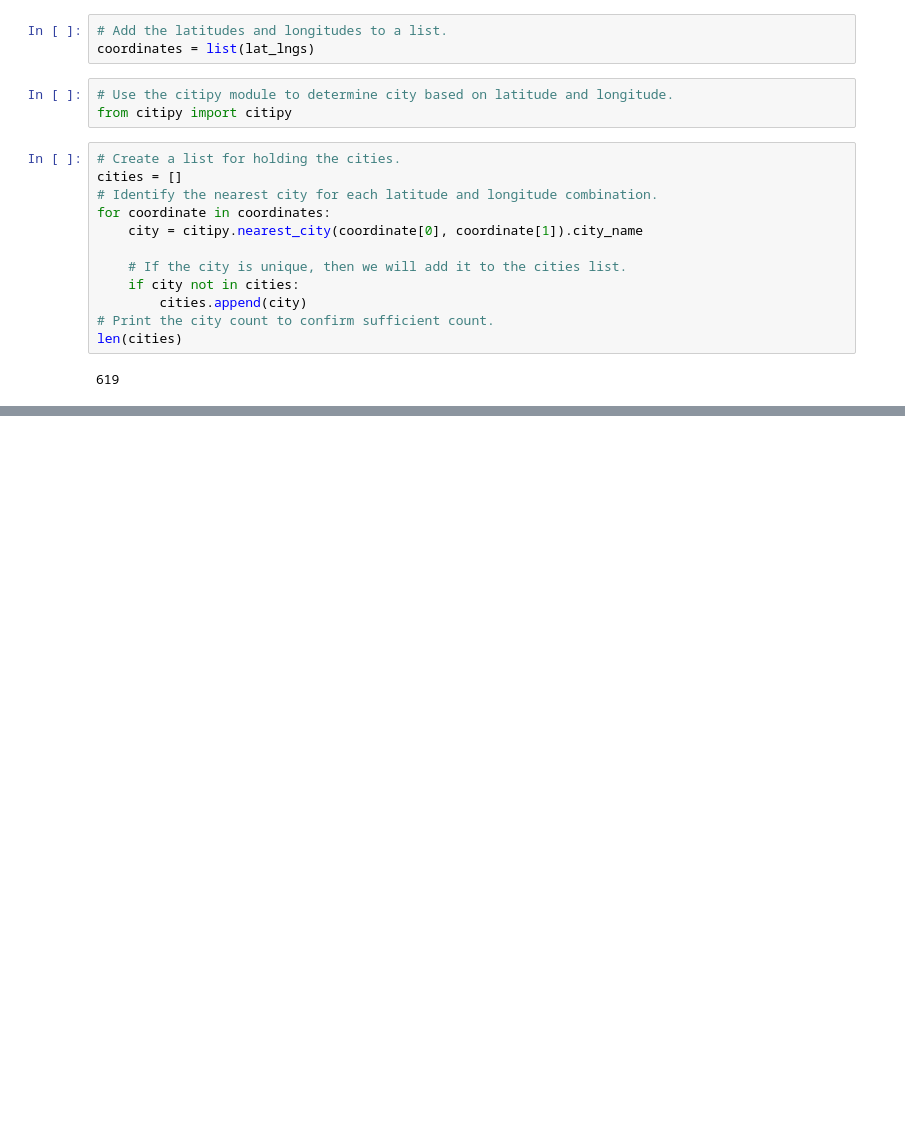
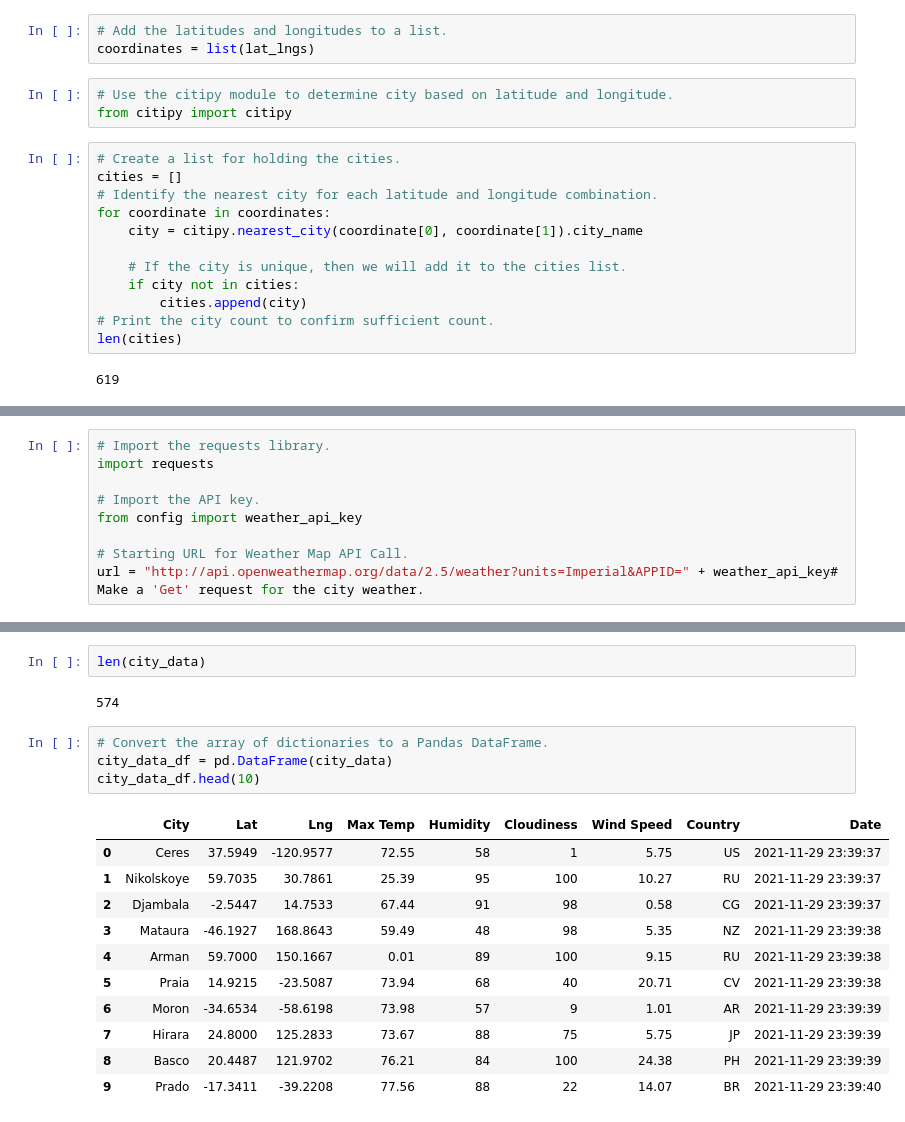
Before and after one commit to sucharita1/World_Weather_Analysis, a Jupyter notebook: WeatherPy.ipynb, the cells around one changed output, grey strips where cells are left out. Drawn from its saved outputs; the diff is of its cells as text; blank space fills up the shorter version.

Commit message:
modified gitignore to remove config and other practise files, modified WeatherPy.ipynb to obtain 500 cities df

```diff
--- a/WeatherPy.ipynb
+++ b/WeatherPy.ipynb
@@ -33,0 +38,9 @@ len(cities)
+# %%
+# Import the requests library.
+import requests
+
+# Import the API key.
+from config import weather_api_key
+
+# Starting URL for Weather Map API Call.
+url = "http://api.openweathermap.org/data/2.5/weather?units=Imperial&APPID=" + weather_api_key# Make a 'Get' request for the city weather.
@@ -33,0 +127,20 @@ len(cities)
+# %%
+len(city_data)
+# %% [output]
+574
+# %%
+# Convert the array of dictionaries to a Pandas DataFrame.
+city_data_df = pd.DataFrame(city_data)
+city_data_df.head(10)
+# %% [output]
+|  | City | Lat | Lng | Max Temp | Humidity | Cloudiness | Wind Speed | Country | Date |
+| 0 | Ceres | 37.5949 | -120.9577 | 72.55 | 58 | 1 | 5.75 | US | 2021-11-29 23:39:37 |
+| 1 | Nikolskoye | 59.7035 | 30.7861 | 25.39 | 95 | 100 | 10.27 | RU | 2021-11-29 23:39:37 |
+| 2 | Djambala | -2.5447 | 14.7533 | 67.44 | 91 | 98 | 0.58 | CG | 2021-11-29 23:39:37 |
+| 3 | Mataura | -46.1927 | 168.8643 | 59.49 | 48 | 98 | 5.35 | NZ | 2021-11-29 23:39:38 |
+| 4 | Arman | 59.7000 | 150.1667 | 0.01 | 89 | 100 | 9.15 | RU | 2021-11-29 23:39:38 |
+| 5 | Praia | 14.9215 | -23.5087 | 73.94 | 68 | 40 | 20.71 | CV | 2021-11-29 23:39:38 |
+| 6 | Moron | -34.6534 | -58.6198 | 73.98 | 57 | 9 | 1.01 | AR | 2021-11-29 23:39:39 |
+| 7 | Hirara | 24.8000 | 125.2833 | 73.67 | 88 | 75 | 5.75 | JP | 2021-11-29 23:39:39 |
+| 8 | Basco | 20.4487 | 121.9702 | 76.21 | 84 | 100 | 24.38 | PH | 2021-11-29 23:39:39 |
+| 9 | Prado | -17.3411 | -39.2208 | 77.56 | 88 | 22 | 14.07 | BR | 2021-11-29 23:39:40 |
```
Also changed, not shown: parts of 4 cells of this notebook, 2 other files.
